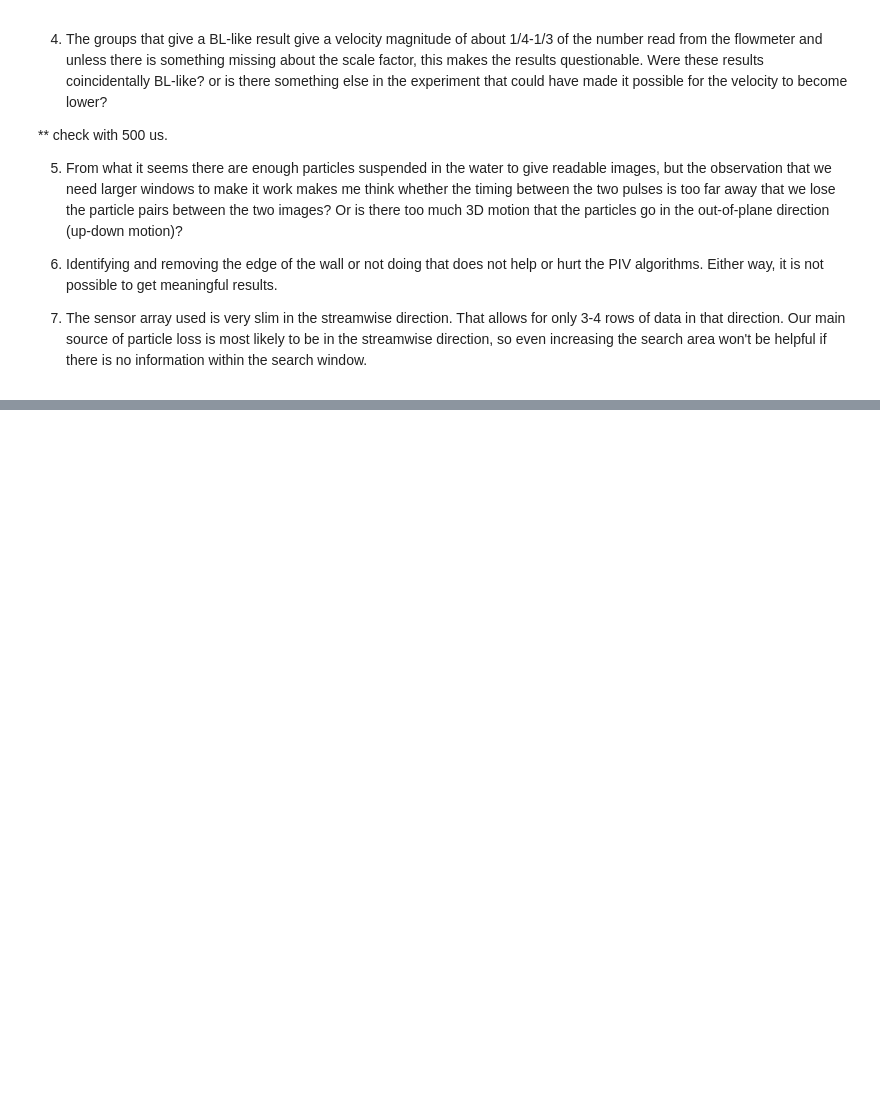
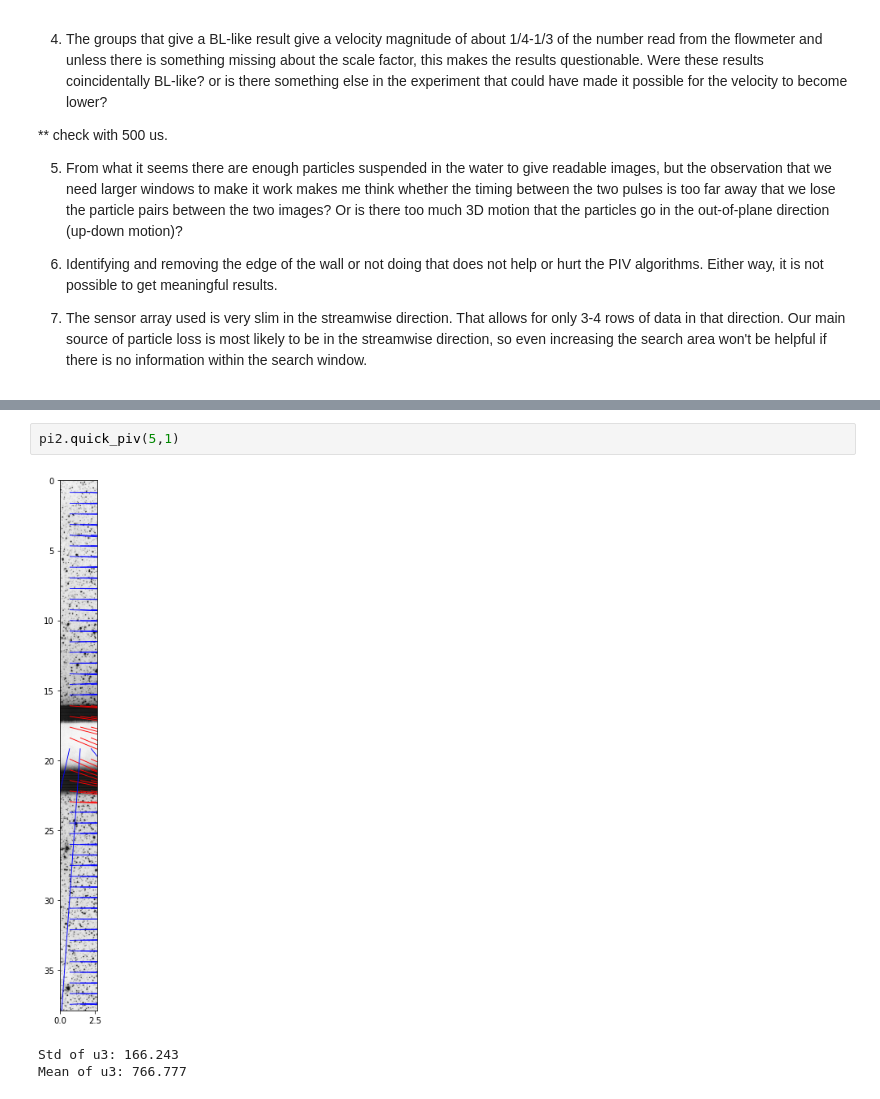
Before and after one commit to yeonsu-jung/piv_recipes, a Jupyter notebook: 2021-01-31.ipynb, the cells around one changed output, grey strips where cells are left out. Saved outputs shown, nothing was run; the diff lists cells and outputs as text; blank space fills up the shorter version.

```diff
--- a/2021-01-31.ipynb
+++ b/2021-01-31.ipynb
@@ -58,0 +91,6 @@ lis
+# %%
+pi2.quick_piv(5,1)
+# %% [output]
+[figure, added]
+Std of u3: 166.243
+Mean of u3: 766.777
```
Also changed, not shown: parts of 12 cells of this notebook, 3 other files.
